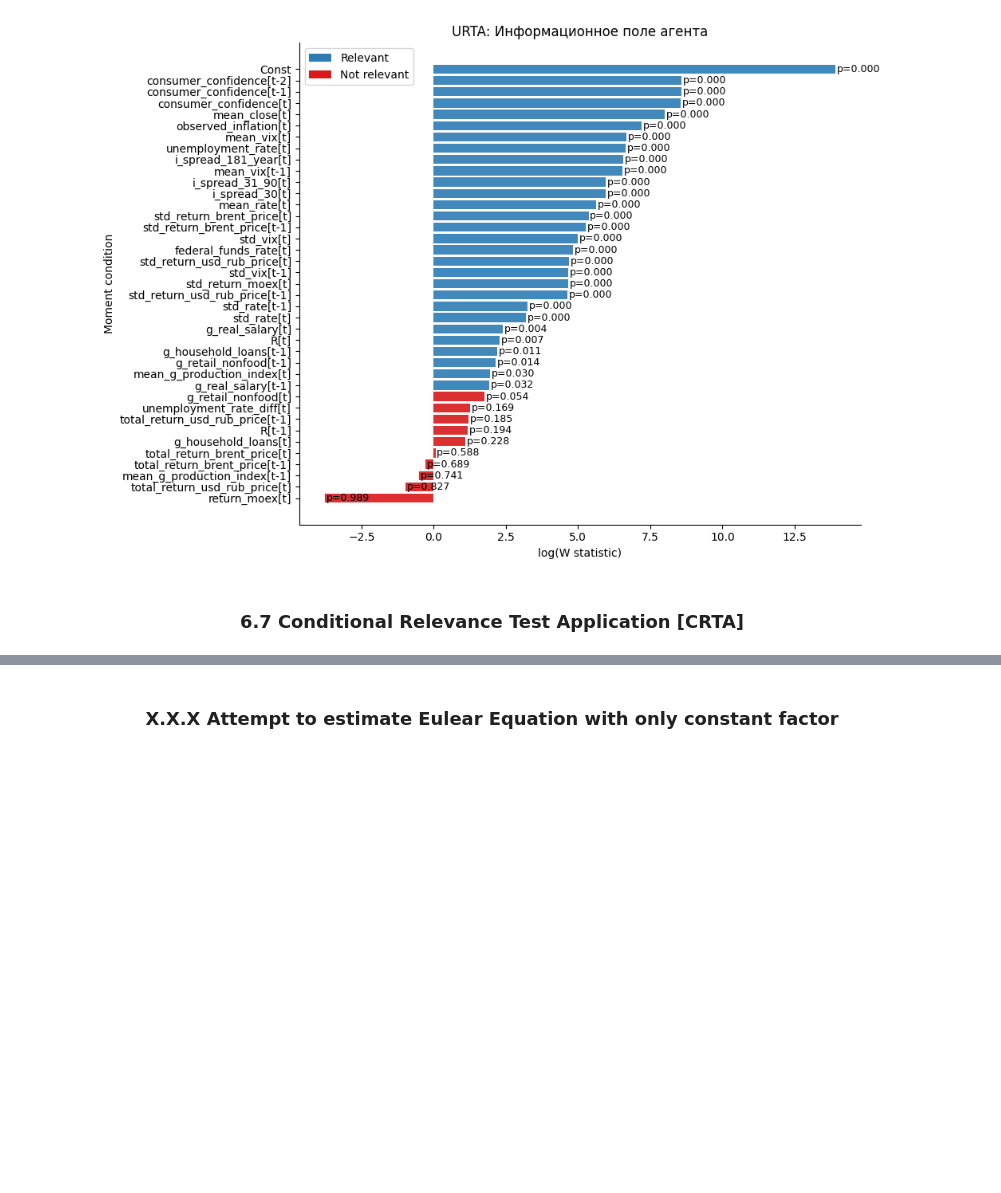
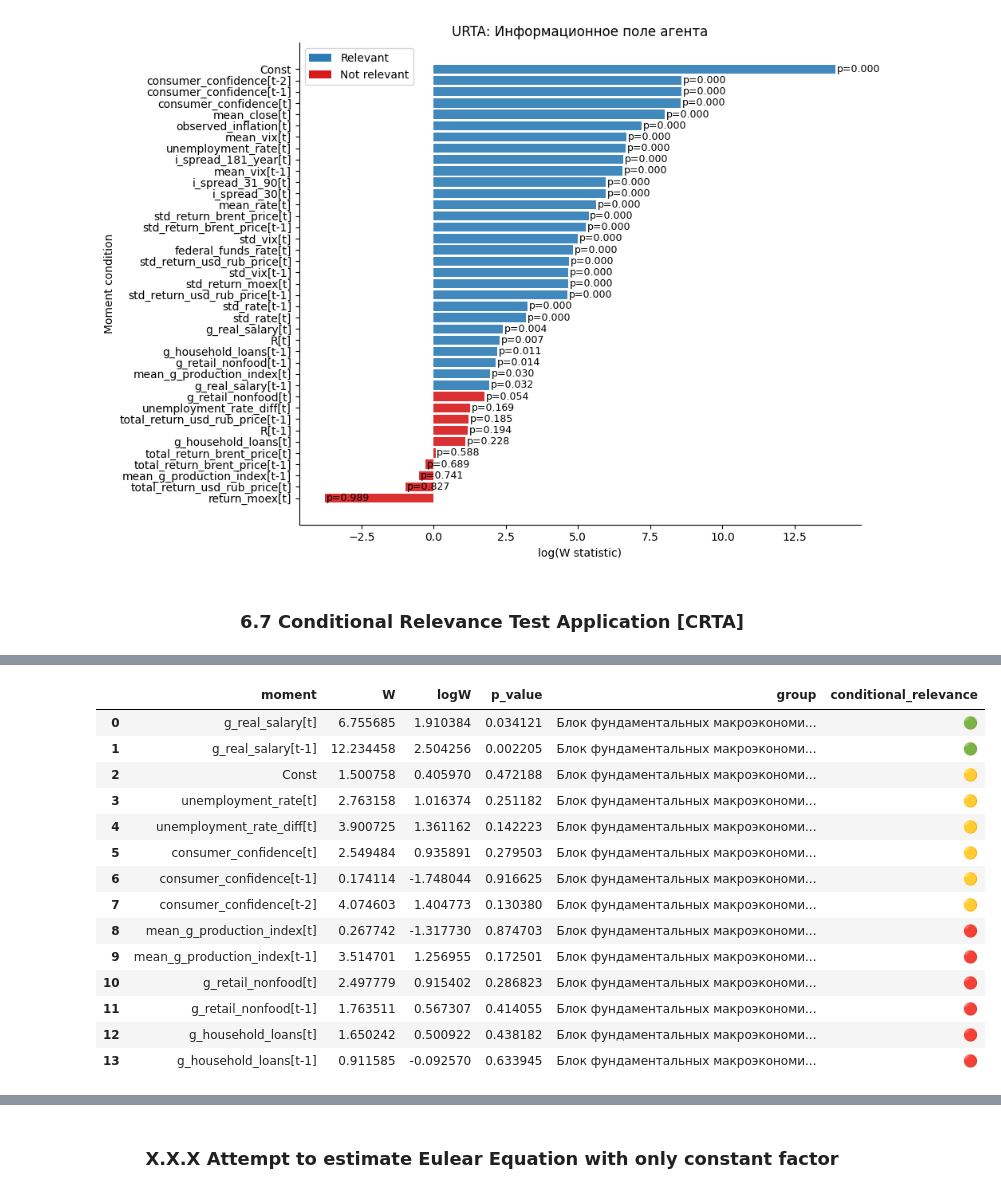
Before and after one commit to KoRoJIeBu4/REDUNDANCY-TESTS-OF-MOMENT-CONDITIONS-APPLIED-TO-MACROECONOMIC-MODELS, a Jupyter notebook: main.ipynb, the cells around one changed output, grey strips where cells are left out. Cells and saved outputs as stored; diff of their text form; code cells hidden in the pictures; blank space fills up the shorter version.

```diff
--- a/main.ipynb
+++ b/main.ipynb
@@ -1215,0 +1218,21 @@ CRTA_of_feature_group_1
+# %%
+# CRTA_of_feature_group_2 = utilities.implement_CRTA(test_feature_group_2, name='Блок фундаментальных макроэкономических условий', significance_level=0.05)
+# CRTA_of_feature_group_2.to_excel('data/datasets/test_reports/CRTA/CRTA_of_feature_group_2.xlsx')
+CRTA_of_feature_group_2 = pd.read_excel('data/datasets/test_reports/CRTA/CRTA_of_feature_group_2.xlsx', index_col=0)
+CRTA_of_feature_group_2
+# %% [output]
+|  | moment | W | logW | p_value | group | conditional_relevance |
+| 0 | g_real_salary[t] | 6.755685 | 1.910384 | 0.034121 | Блок фундаментальных макроэкономи... | 🟢 |
+| 1 | g_real_salary[t-1] | 12.234458 | 2.504256 | 0.002205 | Блок фундаментальных макроэкономи... | 🟢 |
+| 2 | Const | 1.500758 | 0.405970 | 0.472188 | Блок фундаментальных макроэкономи... | 🟡 |
+| 3 | unemployment_rate[t] | 2.763158 | 1.016374 | 0.251182 | Блок фундаментальных макроэкономи... | 🟡 |
+| 4 | unemployment_rate_diff[t] | 3.900725 | 1.361162 | 0.142223 | Блок фундаментальных макроэкономи... | 🟡 |
+| 5 | consumer_confidence[t] | 2.549484 | 0.935891 | 0.279503 | Блок фундаментальных макроэкономи... | 🟡 |
+| 6 | consumer_confidence[t-1] | 0.174114 | -1.748044 | 0.916625 | Блок фундаментальных макроэкономи... | 🟡 |
+| 7 | consumer_confidence[t-2] | 4.074603 | 1.404773 | 0.130380 | Блок фундаментальных макроэкономи... | 🟡 |
+| 8 | mean_g_production_index[t] | 0.267742 | -1.317730 | 0.874703 | Блок фундаментальных макроэкономи... | 🔴 |
+| 9 | mean_g_production_index[t-1] | 3.514701 | 1.256955 | 0.172501 | Блок фундаментальных макроэкономи... | 🔴 |
+| 10 | g_retail_nonfood[t] | 2.497779 | 0.915402 | 0.286823 | Блок фундаментальных макроэкономи... | 🔴 |
+| 11 | g_retail_nonfood[t-1] | 1.763511 | 0.567307 | 0.414055 | Блок фундаментальных макроэкономи... | 🔴 |
+| 12 | g_household_loans[t] | 1.650242 | 0.500922 | 0.438182 | Блок фундаментальных макроэкономи... | 🔴 |
+| 13 | g_household_loans[t-1] | 0.911585 | -0.092570 | 0.633945 | Блок фундаментальных макроэкономи... | 🔴 |
```
Also changed, not shown: parts of 10 cells of this notebook, 11 other files.
